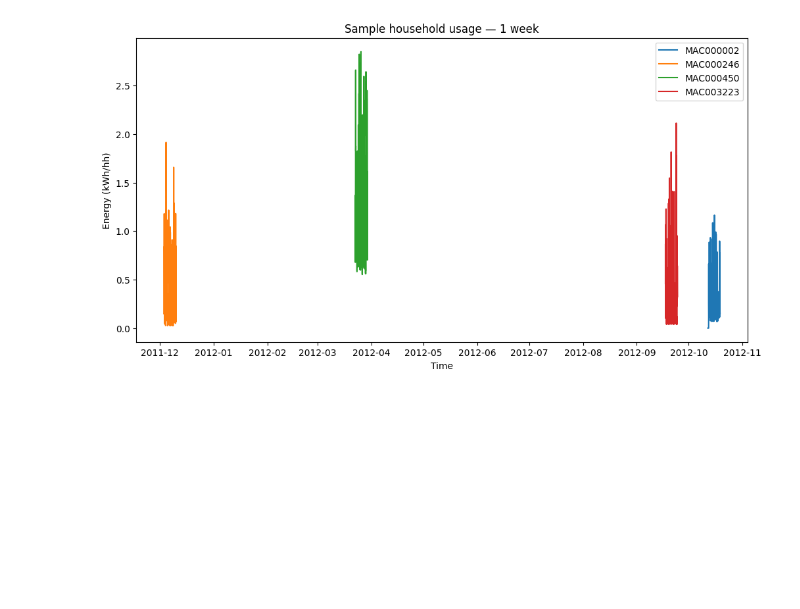
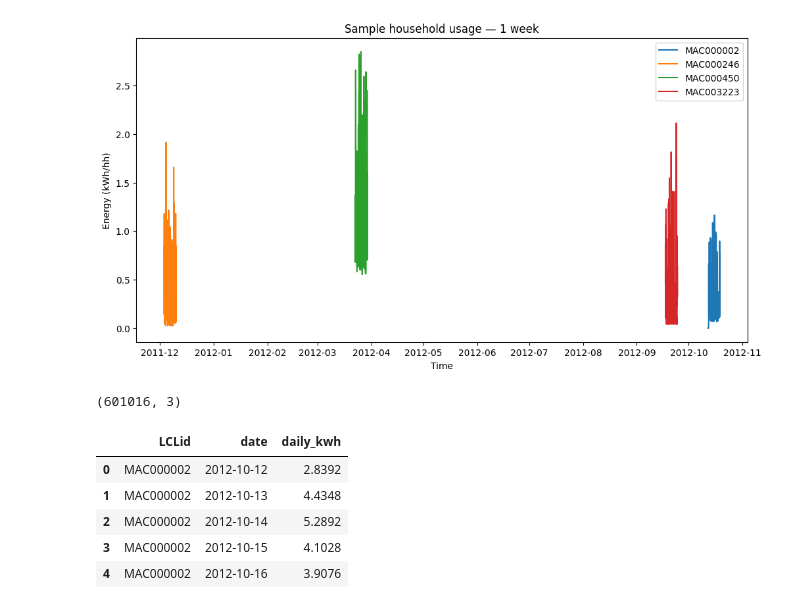
Before and after one commit to parth1rtx/SIH-2026, a Jupyter notebook: dayinbits_week1_1.ipynb, the cells around one changed output. Cells and saved outputs as stored; diff of their text form; code cells hidden in the pictures; blank space fills up the shorter version.

```diff
--- a/dayinbits_week1_1.ipynb
+++ b/dayinbits_week1_1.ipynb
@@ -150,0 +165,19 @@ plt.show()
+# %%
+def clean_block(df):
+    df['tstp'] = pd.to_datetime(df['tstp'])
+    df['energy(kWh/hh)'] = pd.to_numeric(df['energy(kWh/hh)'], errors='coerce')
+    df = df.dropna(subset=['energy(kWh/hh)'])
+    df = df[df['energy(kWh/hh)'] >= 0]
+    upper = df['energy(kWh/hh)'].quantile(0.999)
+    df = df[df['energy(kWh/hh)'] <= upper]
+    df = df.drop_duplicates()
+    counts = df.groupby('LCLid').size()
+    clean_ids = counts[counts > 20000].index
+    df = df[df['LCLid'].isin(clean_ids)]
+    return df
+
+block_df = clean_block(block_df)
+subset_df = block_df[block_df['LCLid'].isin(selected)].copy()
+print(subset_df.shape)
+# %% [output]
+(601016, 3)
@@ -150,0 +186,12 @@ plt.show()
+# %%
+subset_df['date'] = subset_df['tstp'].dt.date
+daily = subset_df.groupby(['LCLid', 'date'])['energy_india'].sum().reset_index()
+daily.rename(columns={'energy_india': 'daily_kwh'}, inplace=True)
+daily.head()
+# %% [output]
+|  | LCLid | date | daily_kwh |
+| 0 | MAC000002 | 2012-10-12 | 2.8392 |
+| 1 | MAC000002 | 2012-10-13 | 4.4348 |
+| 2 | MAC000002 | 2012-10-14 | 5.2892 |
+| 3 | MAC000002 | 2012-10-15 | 4.1028 |
+| 4 | MAC000002 | 2012-10-16 | 3.9076 |
```
Also changed, not shown: parts of 8 cells of this notebook.
